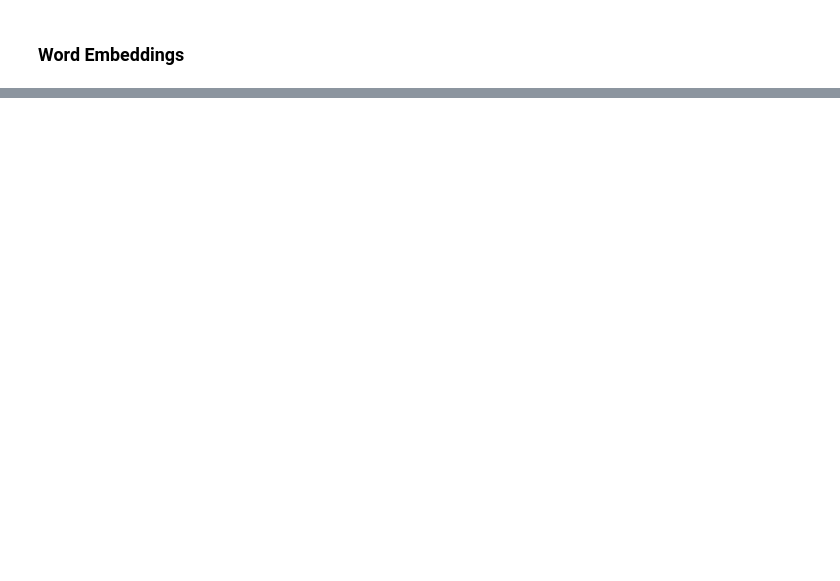
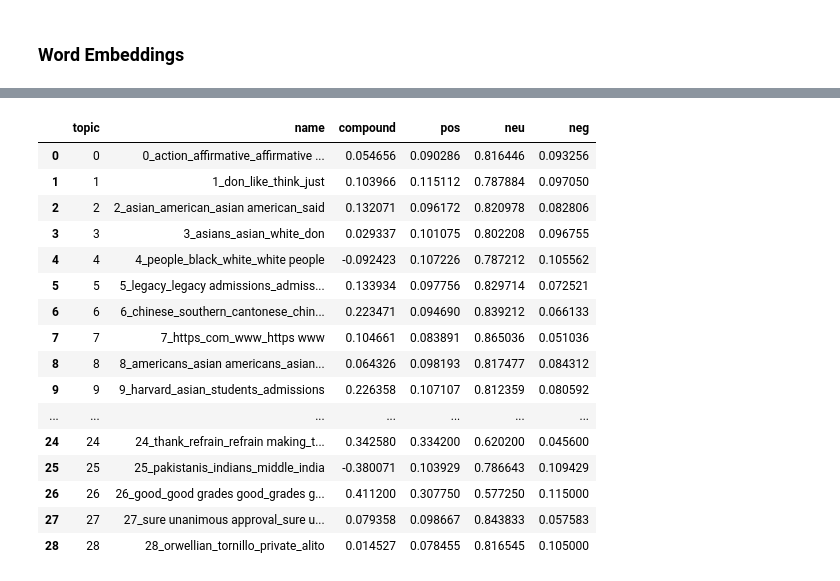
Before and after one commit to ddlee19/macs30200, a Jupyter notebook: analysis/topic_model_new.ipynb, the cells around one changed output, grey strips where cells are left out. Drawn from its saved outputs; the diff is of its cells as text; code cells hidden in the pictures; blank space fills up the shorter version.

```diff
--- a/analysis/topic_model_new.ipynb
+++ b/analysis/topic_model_new.ipynb
@@ -148,0 +476,13 @@ ImportError: cannot import name 'suppress_warnings' from 'numpy.testing' (unknow
+# %%
+sent_comp_lst = []
+sent_pos_lst = []
+sent_neu_lst = []
+sent_neg_lst = []
+# %%
+for i in range(0, num_topics-1):
+
+    topic_df = full_df[full_df['topic_num']==i]
+    sent_comp_lst.append(topic_df['sentiment_compound'].mean())
+    sent_pos_lst.append(topic_df['sentiment_pos'].mean())
+    sent_neu_lst.append(topic_df['sentiment_neu'].mean())
+    sent_neg_lst.append(topic_df['sentiment_neg'].mean())
@@ -148,0 +509,25 @@ ImportError: cannot import name 'suppress_warnings' from 'numpy.testing' (unknow
+# %%
+topic_info = bert_tmodel.get_topic_info()
+topic_names = topic_info['Name'][1:].to_list()
+# %%
+sentiment_df = pd.DataFrame({'topic': list(range(0, num_topics-1)), 'name': topic_names, 'compound': sent_comp_lst, 'pos': sent_pos_lst, 'neu': sent_neu_lst, 'neg': sent_neg_lst})
+# %%
+sentiment_df
+# %% [output]
+|  | topic | name | compound | pos | neu | neg |
+| 0 | 0 | 0_action_affirmative_affirmative ... | 0.054656 | 0.090286 | 0.816446 | 0.093256 |
+| 1 | 1 | 1_don_like_think_just | 0.103966 | 0.115112 | 0.787884 | 0.097050 |
+| 2 | 2 | 2_asian_american_asian american_said | 0.132071 | 0.096172 | 0.820978 | 0.082806 |
+| 3 | 3 | 3_asians_asian_white_don | 0.029337 | 0.101075 | 0.802208 | 0.096755 |
+| 4 | 4 | 4_people_black_white_white people | -0.092423 | 0.107226 | 0.787212 | 0.105562 |
+| 5 | 5 | 5_legacy_legacy admissions_admiss... | 0.133934 | 0.097756 | 0.829714 | 0.072521 |
+| 6 | 6 | 6_chinese_southern_cantonese_chin... | 0.223471 | 0.094690 | 0.839212 | 0.066133 |
+| 7 | 7 | 7_https_com_www_https www | 0.104661 | 0.083891 | 0.865036 | 0.051036 |
+| 8 | 8 | 8_americans_asian americans_asian... | 0.064326 | 0.098193 | 0.817477 | 0.084312 |
+| 9 | 9 | 9_harvard_asian_students_admissions | 0.226358 | 0.107107 | 0.812359 | 0.080592 |
+| ... | ... | ... | ... | ... | ... | ... |
+| 24 | 24 | 24_thank_refrain_refrain making_t... | 0.342580 | 0.334200 | 0.620200 | 0.045600 |
+| 25 | 25 | 25_pakistanis_indians_middle_india | -0.380071 | 0.103929 | 0.786643 | 0.109429 |
+| 26 | 26 | 26_good_good grades good_grades g... | 0.411200 | 0.307750 | 0.577250 | 0.115000 |
+| 27 | 27 | 27_sure unanimous approval_sure u... | 0.079358 | 0.098667 | 0.843833 | 0.057583 |
+| 28 | 28 | 28_orwellian_tornillo_private_alito | 0.014527 | 0.078455 | 0.816545 | 0.105000 |
```
Also changed, not shown: parts of 65 cells of this notebook, 4 other files.
